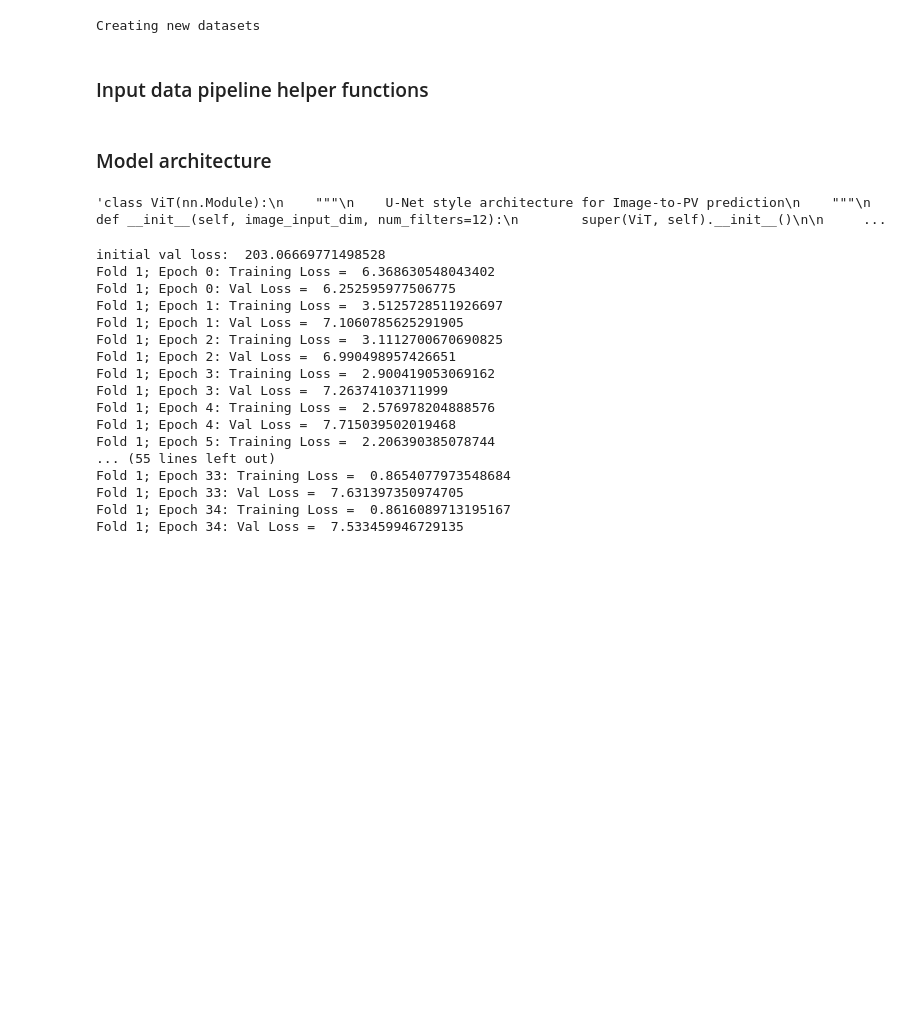
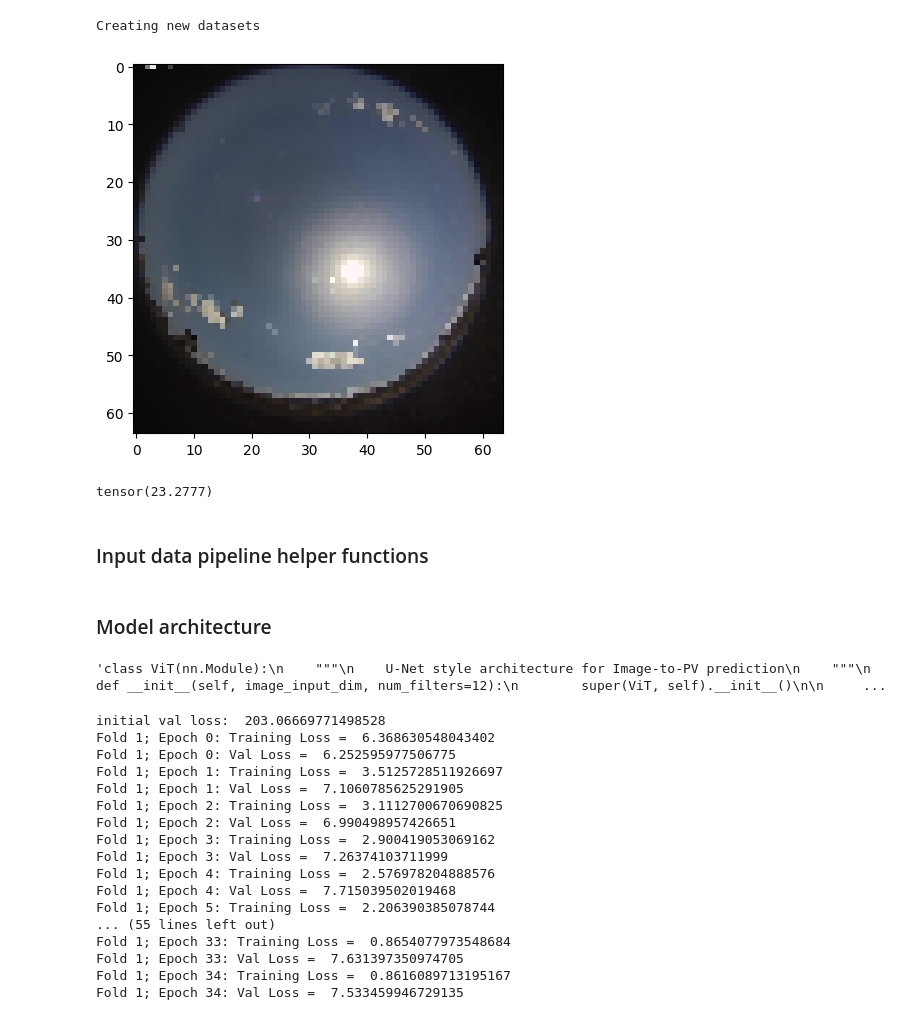
Before and after one commit to ph3rro/PVOutputPrediction, a Jupyter notebook: models/Aiden_sky_image_PV_mapping.ipynb, the cells around one changed output. Drawn from its saved outputs; the diff is of its cells as text; code cells hidden in the pictures; blank space fills up the shorter version.

```diff
--- a/Aiden_sky_image_PV_mapping.ipynb
+++ b/models/Aiden_sky_image_PV_mapping.ipynb
@@ -289,6 +244,32 @@ pv_trainval = torch.from_numpy(pv_trainval).float()
 # pv_test = torch.from_numpy(pv_test).float()
 times_trainval = np.squeeze(times_trainval)
 # times_test = np.squeeze(times_test)
+# %%
+idx = 2000
+img = images_trainval[idx]
+
+# If it's a tensor, convert to numpy
+if torch.is_tensor(img):
+	img = img.cpu().numpy()
+
+# Transpose from (C, H, W) to (H, W, C) for matplotlib
+arr = np.transpose(img, (1, 2, 0))
+
+# Ensure values are in the correct range [0, 1] or [0, 255]
+# If your values are in [0, 255] range but stored as float, convert to uint8
+if arr.max() > 1.0:
+    arr = arr.astype(np.uint8)
+else:
+    # If normalized to [0, 1], matplotlib handles it automatically
+    pass
+plt.imshow(arr, cmap=None, interpolation=None, aspect=None)
+
+plt.show()
+
+print(pv_trainval[idx])
+# %% [output]
+[figure, added]
+tensor(23.2777)
 # %% [markdown]
 ### Input data pipeline helper functions
 # %%
```
Also changed, not shown: parts of 16 cells of this notebook, 10 other files.
